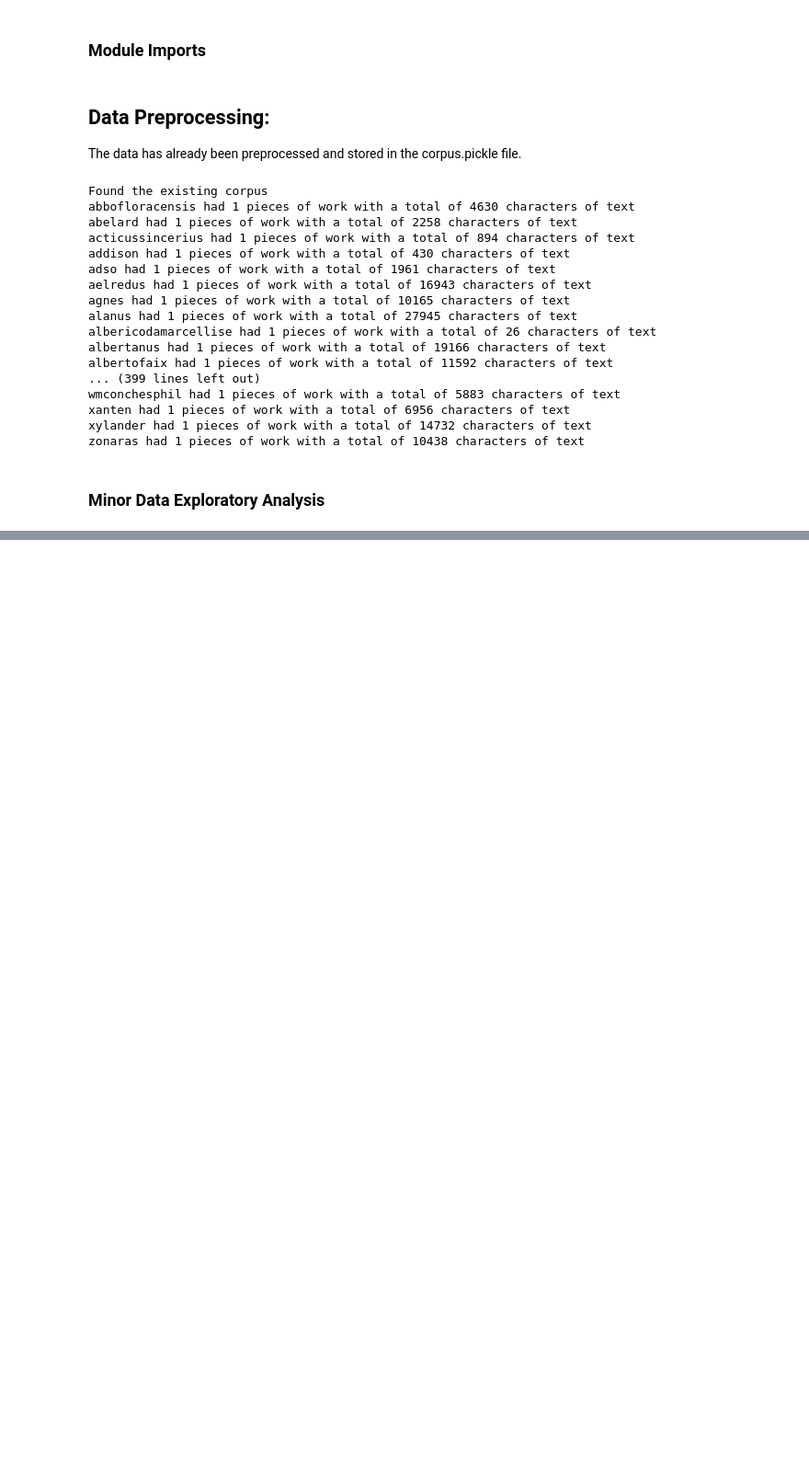
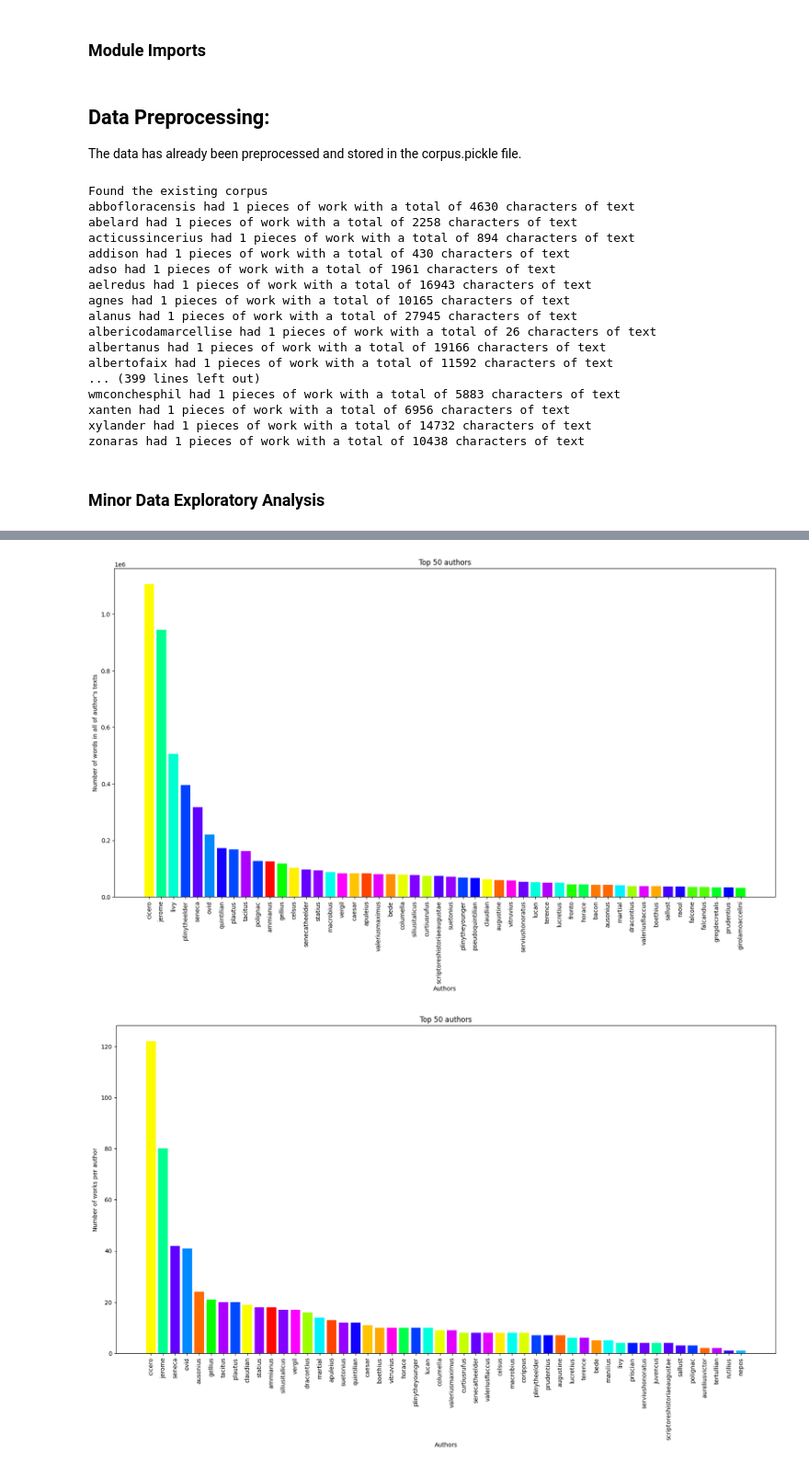
Before and after one commit to SufurElite/LatinAuthorshipAttribution, a Jupyter notebook: analysis.ipynb, the cells around one changed output, grey strips where cells are left out. Shown at 92% size. Drawn from its saved outputs; the diff is of its cells as text; code cells hidden in the pictures; blank space fills up the shorter version.

```diff
--- a/analysis.ipynb
+++ b/analysis.ipynb
@@ -44,0 +38,5 @@ plot.author_lexical_diversity_plot(CI, authors)
+# %%
+plot.all_plots(CI)
+# %% [output]
+[figure, added]
+[figure, added]
```
Also changed, not shown: parts of 3 cells of this notebook, 3 other files.
